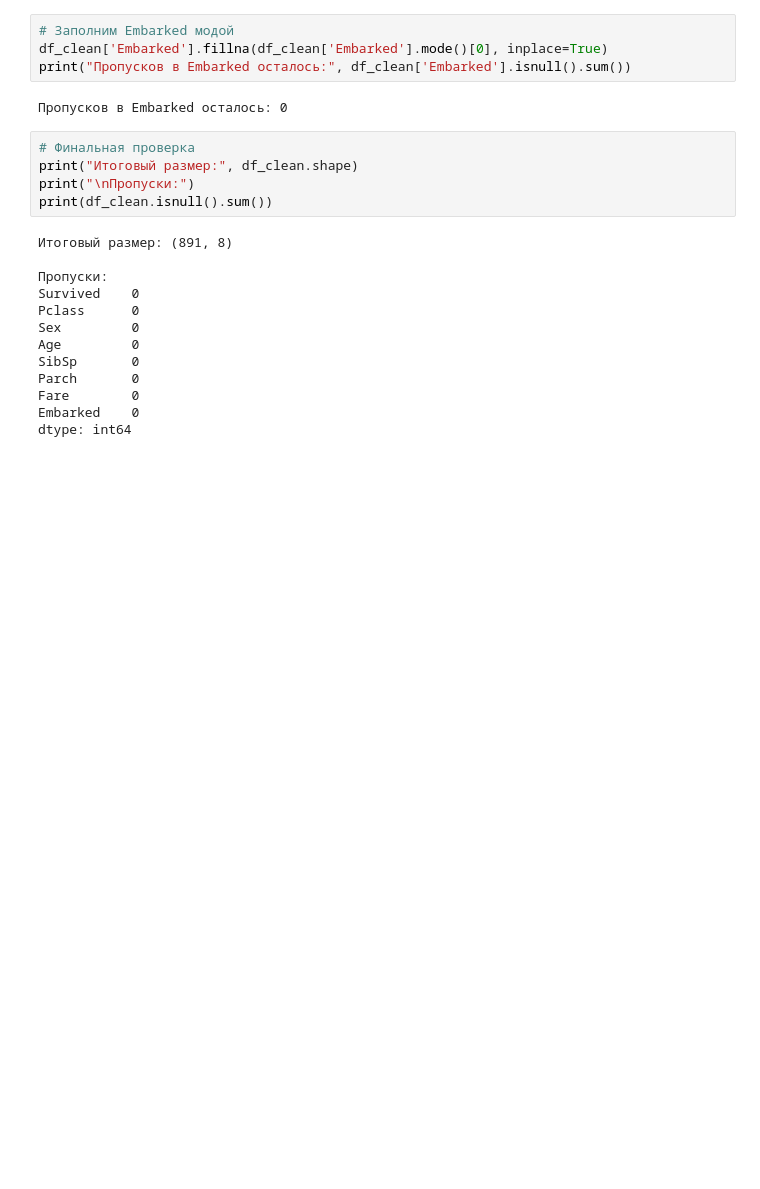
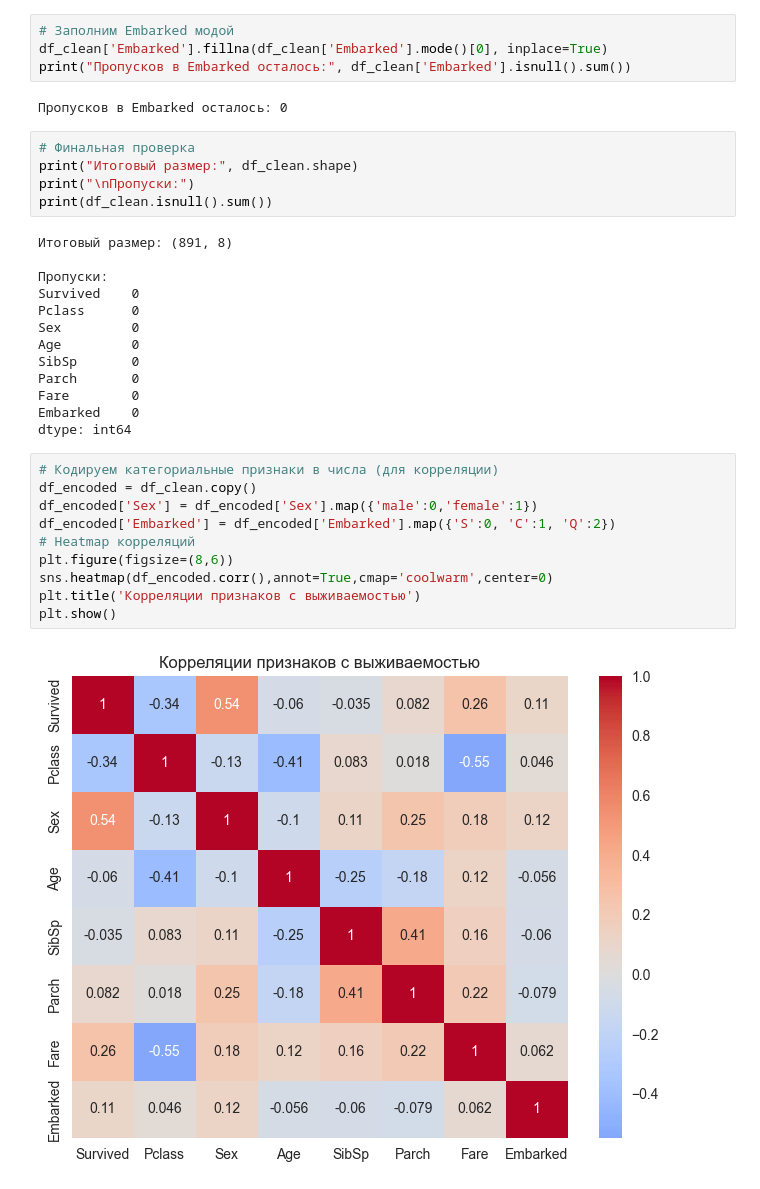
Before and after one commit to Paulscrull1/DS_Learning_Journey, a Jupyter notebook: notebooks/01_eda_titanic2.ipynb, the cells around one changed output. Cells and saved outputs as stored; diff of their text form; blank space fills up the shorter version.

```diff
--- a/notebooks/01_eda_titanic2.ipynb
+++ b/notebooks/01_eda_titanic2.ipynb
@@ -82,3 +82,15 @@ Parch       0
 Fare        0
 Embarked    0
 dtype: int64
+# %%
+# Кодируем категориальные признаки в числа (для корреляции)
+df_encoded = df_clean.copy()
+df_encoded['Sex'] = df_encoded['Sex'].map({'male':0,'female':1})
+df_encoded['Embarked'] = df_encoded['Embarked'].map({'S':0, 'C':1, 'Q':2})
+# Heatmap корреляций
+plt.figure(figsize=(8,6))
+sns.heatmap(df_encoded.corr(),annot=True,cmap='coolwarm',center=0)
+plt.title('Корреляции признаков с выживаемостью')
+plt.show()
+# %% [output]
+[figure, added]
```
Also changed, not shown: parts of 2 cells of this notebook, 9 other files.
